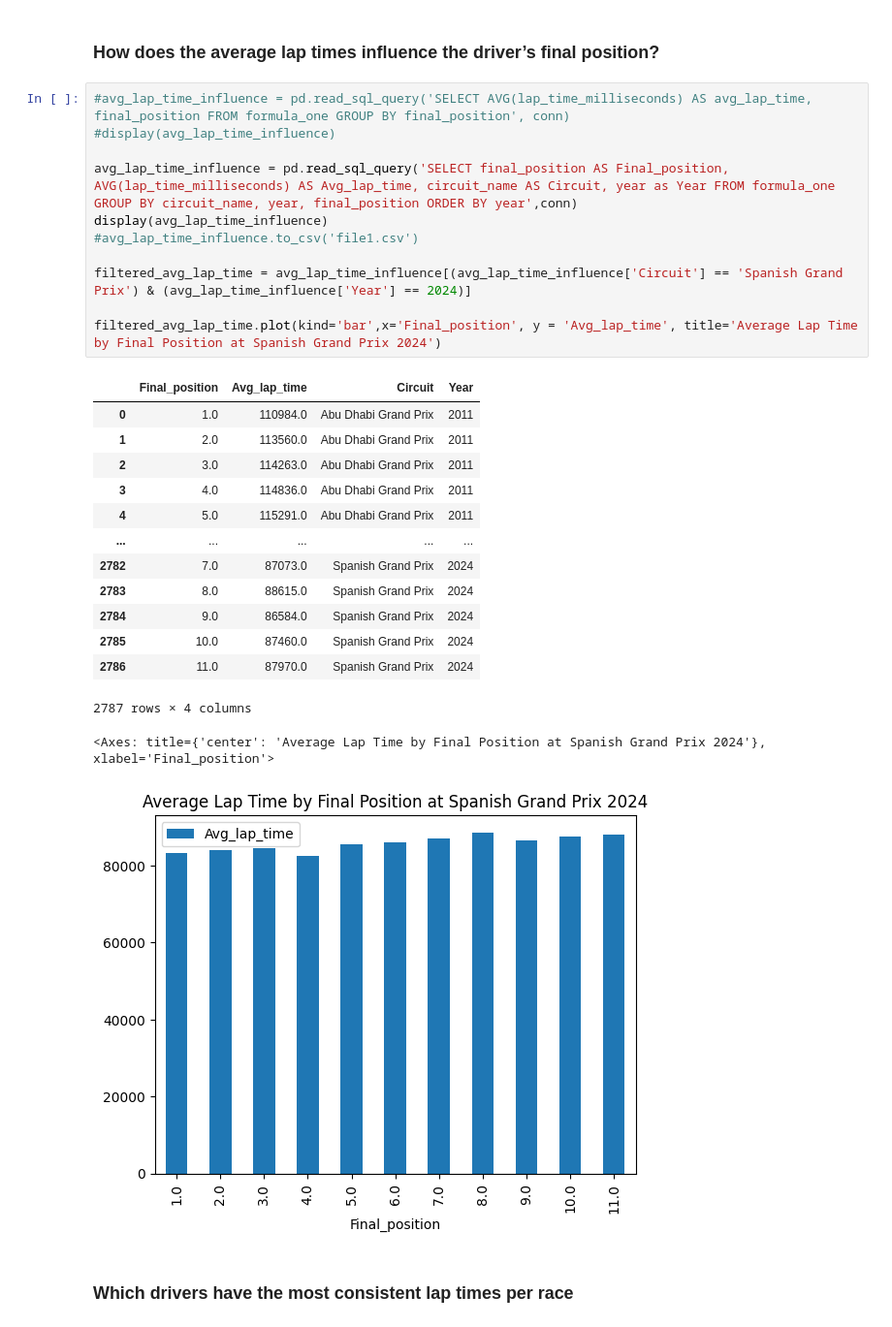
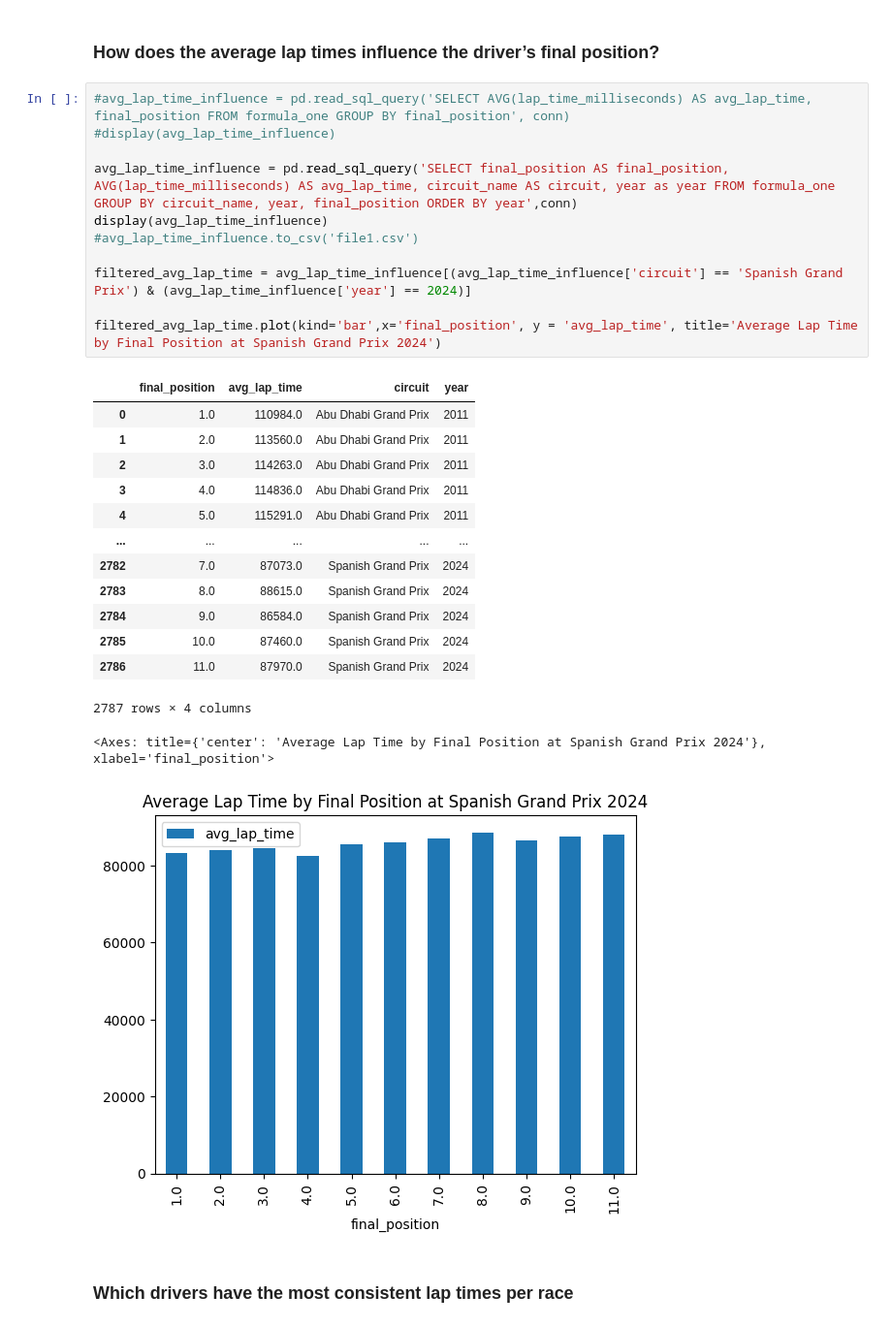
Before and after one commit to jennydang61/Driver-Performance-Prediction, a Jupyter notebook: formula1.ipynb, the cells around one changed output. Shown at 97% size. Saved outputs shown, nothing was run; the diff lists cells and outputs as text.

```diff
--- a/formula1.ipynb
+++ b/formula1.ipynb
@@ -648,16 +665,16 @@ display(constructor_influence)
 # %%
 #avg_lap_time_influence = pd.read_sql_query('SELECT AVG(lap_time_milliseconds) AS avg_lap_time, final_position FROM formula_one GROUP BY final_position', conn)
 #display(avg_lap_time_influence)
 
-avg_lap_time_influence = pd.read_sql_query('SELECT final_position AS Final_position, AVG(lap_time_milliseconds) AS Avg_lap_time, circuit_name AS Circuit, year as Year FROM formula_one GROUP BY circuit_name, year, final_position ORDER BY year',conn)
+avg_lap_time_influence = pd.read_sql_query('SELECT final_position AS final_position, AVG(lap_time_milliseconds) AS avg_lap_time, circuit_name AS circuit, year as year FROM formula_one GROUP BY circuit_name, year, final_position ORDER BY year',conn)
 display(avg_lap_time_influence)
 #avg_lap_time_influence.to_csv('file1.csv')
 
-filtered_avg_lap_time = avg_lap_time_influence[(avg_lap_time_influence['Circuit'] == 'Spanish Grand Prix') & (avg_lap_time_influence['Year'] == 2024)]
+filtered_avg_lap_time = avg_lap_time_influence[(avg_lap_time_influence['circuit'] == 'Spanish Grand Prix') & (avg_lap_time_influence['year'] == 2024)]
 
-filtered_avg_lap_time.plot(kind='bar',x='Final_position', y = 'Avg_lap_time', title='Average Lap Time by Final Position at Spanish Grand Prix 2024')
+filtered_avg_lap_time.plot(kind='bar',x='final_position', y = 'avg_lap_time', title='Average Lap Time by Final Position at Spanish Grand Prix 2024')
 # %% [output]
-|  | Final_position | Avg_lap_time | Circuit | Year |
+|  | final_position | avg_lap_time | circuit | year |
 | 0 | 1.0 | 110984.0 | Abu Dhabi Grand Prix | 2011 |
 | 1 | 2.0 | 113560.0 | Abu Dhabi Grand Prix | 2011 |
 | 2 | 3.0 | 114263.0 | Abu Dhabi Grand Prix | 2011 |
@@ -670,7 +687,7 @@ filtered_avg_lap_time.plot(kind='bar',x='Final_position', y = 'Avg_lap_time', ti
 | 2785 | 10.0 | 87460.0 | Spanish Grand Prix | 2024 |
 | 2786 | 11.0 | 87970.0 | Spanish Grand Prix | 2024 |
 2787 rows × 4 columns
-<Axes: title={'center': 'Average Lap Time by Final Position at Spanish Grand Prix 2024'}, xlabel='Final_position'>
+<Axes: title={'center': 'Average Lap Time by Final Position at Spanish Grand Prix 2024'}, xlabel='final_position'>
 [figure]
 # %% [markdown]
 ### Which drivers have the most consistent lap times per race
```
Also changed, not shown: parts of 9 cells of this notebook, 1 other file.
